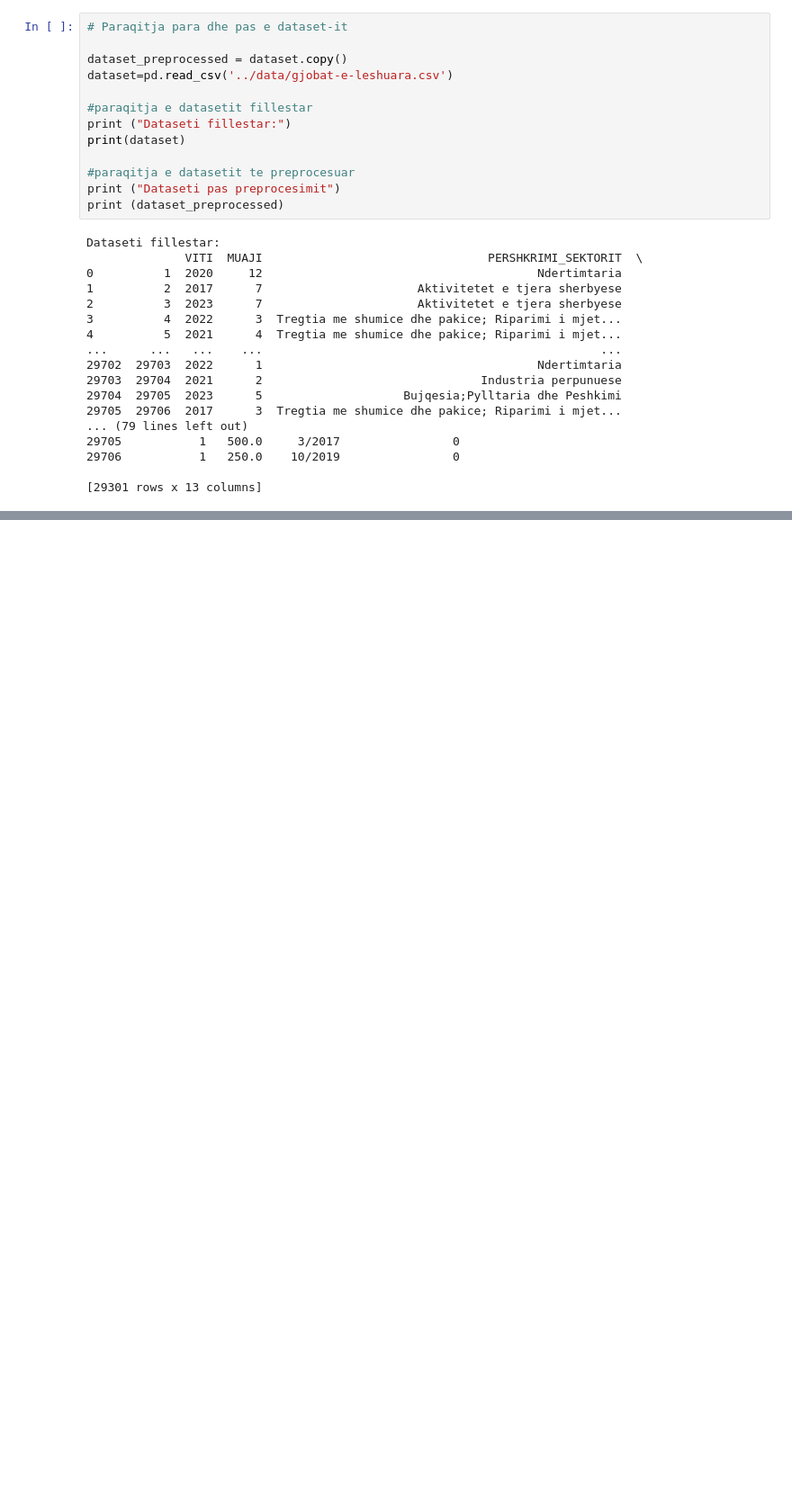
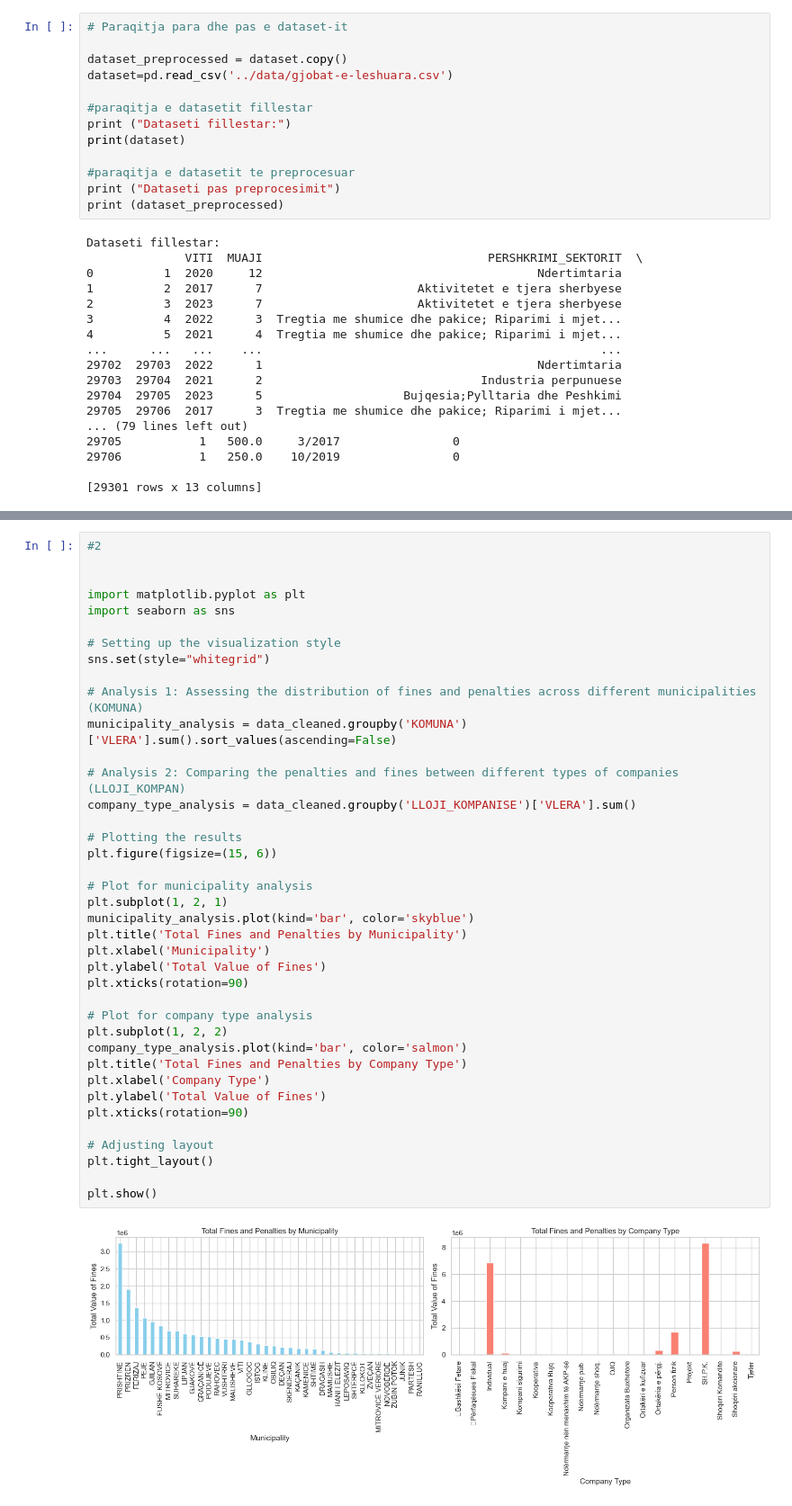
Before and after one commit to festinaqorrolli/Vleresimi-i-gjobave-te-leshuara-nga-ATK, a Jupyter notebook: data-preprocessing/main.ipynb, the cells around one changed output, grey strips where cells are left out. Shown at 90% size. Cells and saved outputs as stored; diff of their text form; blank space fills up the shorter version.

```diff
--- a/data-preprocessing/main.ipynb
+++ b/data-preprocessing/main.ipynb
@@ -333,0 +334,41 @@ Outliers removed from the dataset:
+# %%
+#2
+
+
+import matplotlib.pyplot as plt
+import seaborn as sns
+
+# Setting up the visualization style
+sns.set(style="whitegrid")
+
+# Analysis 1: Assessing the distribution of fines and penalties across different municipalities (KOMUNA)
+municipality_analysis = data_cleaned.groupby('KOMUNA')['VLERA'].sum().sort_values(ascending=False)
+
+# Analysis 2: Comparing the penalties and fines between different types of companies (LLOJI_KOMPAN)
+company_type_analysis = data_cleaned.groupby('LLOJI_KOMPANISE')['VLERA'].sum()
+
+# Plotting the results
+plt.figure(figsize=(15, 6))
+
+# Plot for municipality analysis
+plt.subplot(1, 2, 1)
+municipality_analysis.plot(kind='bar', color='skyblue')
+plt.title('Total Fines and Penalties by Municipality')
+plt.xlabel('Municipality')
+plt.ylabel('Total Value of Fines')
+plt.xticks(rotation=90)
+
+# Plot for company type analysis
+plt.subplot(1, 2, 2)
+company_type_analysis.plot(kind='bar', color='salmon')
+plt.title('Total Fines and Penalties by Company Type')
+plt.xlabel('Company Type')
+plt.ylabel('Total Value of Fines')
+plt.xticks(rotation=90)
+
+# Adjusting layout
+plt.tight_layout()
+
+plt.show()
+# %% [output]
+[figure, added]
```
Also changed, not shown: parts of 1 cell of this notebook.
